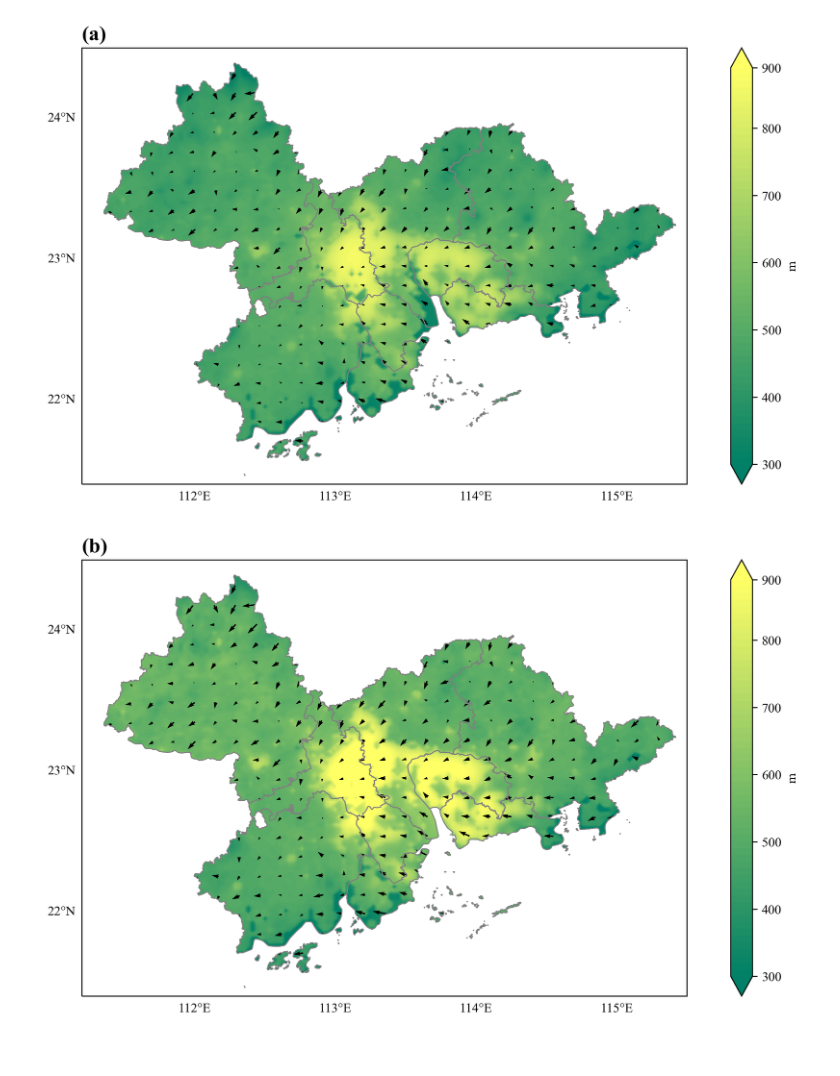
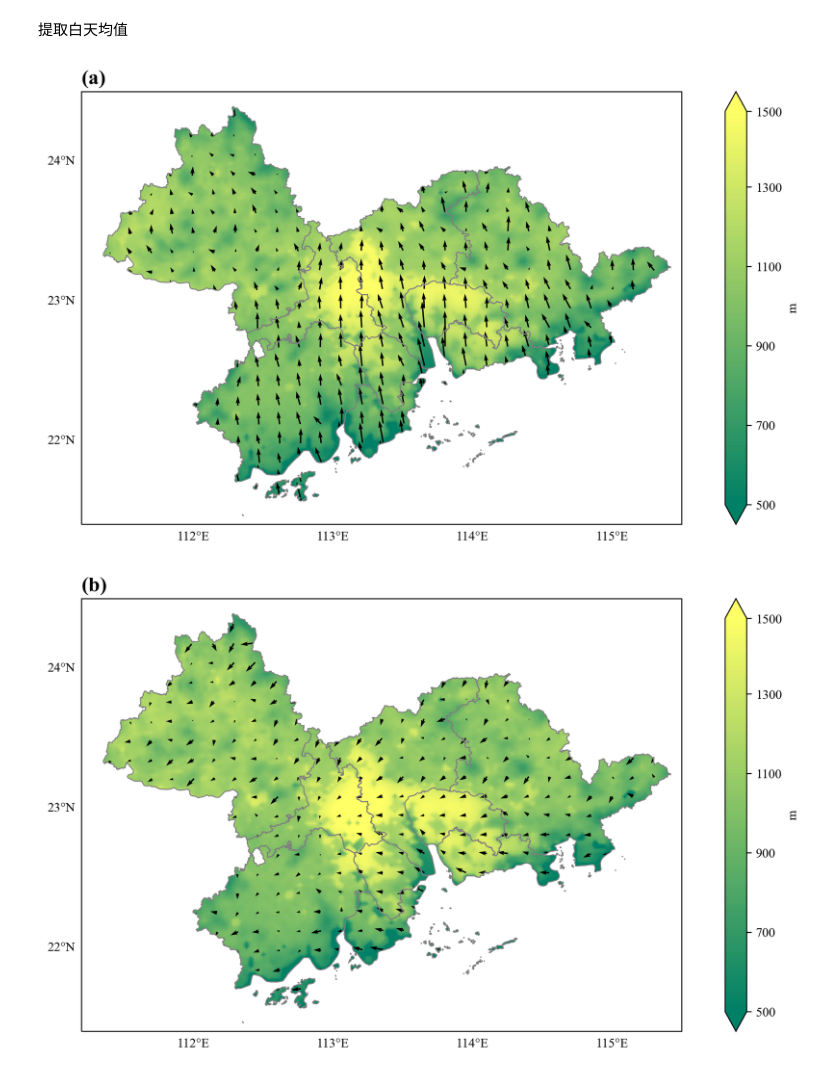
Before and after one commit to Iphisxu/MasterGRAD-Seasonally, a Jupyter notebook: scripts/Ground/Plot_spatial/PBLH.ipynb, the cells around one changed output. Cells and saved outputs as stored; diff of their text form; code cells hidden in the pictures.

```diff
--- a/scripts/Ground/Plot_spatial/PBLH.ipynb
+++ b/scripts/Ground/Plot_spatial/PBLH.ipynb
@@ -37,30 +35,37 @@ avg_high_vw = average_data(high_files, 'vwind')
 # %%
-mean_low   = avg_low.mean(dim='time')
-mean_high  = avg_high.mean(dim='time')
+mean_summer = avg_summer.mean(dim='time')
+mean_autumn = avg_autumn.mean(dim='time')
 
-uwind_low  = avg_low_uw.mean(dim='time')
-uwind_high = avg_high_uw.mean(dim='time')
-vwind_low  = avg_low_vw.mean(dim='time')
-vwind_high = avg_high_vw.mean(dim='time')
+uwind_summer = avg_summer_uw.mean(dim='time')
+uwind_autumn = avg_autumn_uw.mean(dim='time')
+vwind_summer = avg_summer_vw.mean(dim='time')
+vwind_autumn = avg_autumn_vw.mean(dim='time')
+# %% [markdown]
+提取白天均值
+# %%
+daytime_summer = avg_summer.sel(time=(avg_summer['time.hour'] >= 8) & (avg_summer['time.hour'] <= 17))
+mean_summer = daytime_summer.mean(dim='time')
+daytime_autumn = avg_autumn.sel(time=(avg_autumn['time.hour'] >= 8) & (avg_autumn['time.hour'] <= 17))
+mean_autumn = daytime_autumn.mean(dim='time')
 # %%
-cmin=300
-cmax=900
+cmin=500
+cmax=1500
 cmstep=10
-cbstep=100
+cbstep=200
 # %%
-plot_PRD_map(avg_low, cmin, cmax, cmstep, cbstep,
-             mean_low, uwind_low, vwind_low,
+plot_PRD_map(avg_summer, cmin, cmax, cmstep, cbstep,
+             mean_summer, uwind_summer, vwind_summer,
              ngrid=5, scale=100, headwidth=3,
              mapcolor='summer',title='(a)', colorbar_label='m')
 # %% [output]
-[figure, old version]
+[figure, new version]
 # %%
-plot_PRD_map(avg_low, cmin, cmax, cmstep, cbstep,
-             mean_high, uwind_high, vwind_high,
+plot_PRD_map(avg_summer, cmin, cmax, cmstep, cbstep,
+             mean_autumn, uwind_autumn, vwind_autumn,
              ngrid=5, scale=100, headwidth=3,
              mapcolor='summer',title='(b)', colorbar_label='m')
 # %% [output]
-[figure, old version]
+[figure, new version]
 # %%
 cmin = -400
 cmax = 400
```
Also changed, not shown: parts of 3 cells of this notebook, 1 other file.
